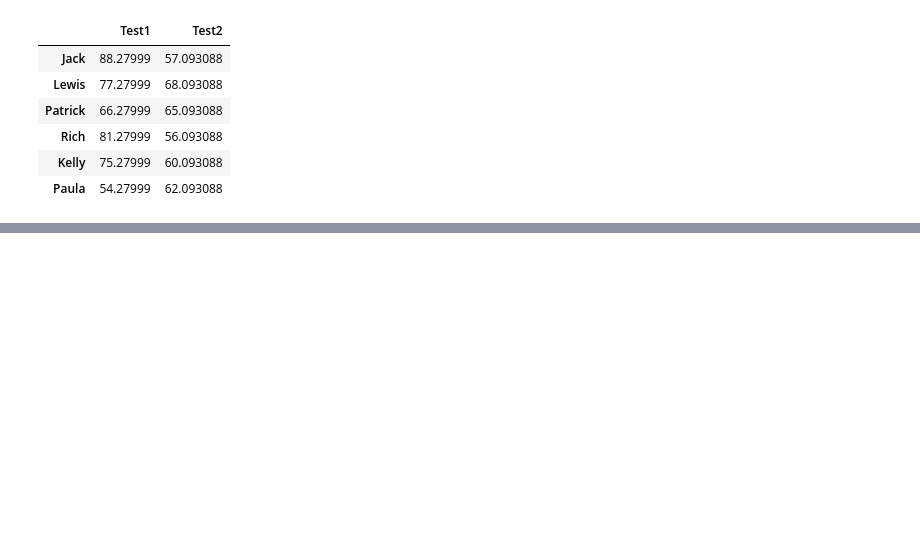
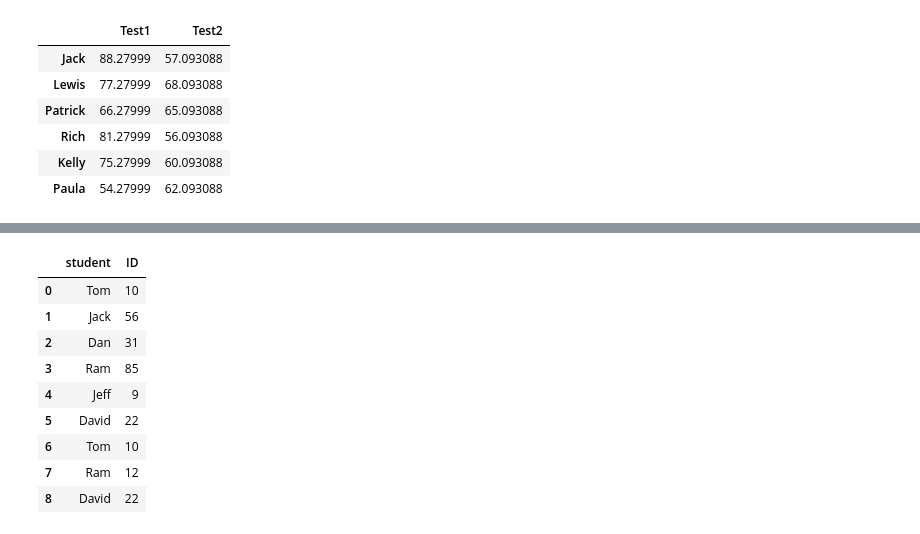
Before and after one commit to shubhpanchal/Pandas, a Jupyter notebook: Pandas.ipynb, the cells around one changed output, grey strips where cells are left out. Drawn from its saved outputs; the diff is of its cells as text; code cells hidden in the pictures; blank space fills up the shorter version.

```diff
--- a/Pandas.ipynb
+++ b/Pandas.ipynb
@@ -545,0 +550,5 @@ stanrdizeTestScores(df_testScores)
+# %%
+maths = pd.DataFrame({'student':['Tom', 'Jack', 'Dan', 'Ram', 'Jeff','David'],
+                     'ID':[10,56,31,85,9,22]})
+science = pd.DataFrame({'student':['Tom', 'Ram', 'David'],
+                       'ID':[10,12,22]})
@@ -545,0 +583,14 @@ stanrdizeTestScores(df_testScores)
+# %%
+#Concatenate DataFrames
+pd.concat([maths,science],ignore_index=True)
+# %% [output]
+|  | student | ID |
+| 0 | Tom | 10 |
+| 1 | Jack | 56 |
+| 2 | Dan | 31 |
+| 3 | Ram | 85 |
+| 4 | Jeff | 9 |
+| 5 | David | 22 |
+| 6 | Tom | 10 |
+| 7 | Ram | 12 |
+| 8 | David | 22 |
```
Also changed, not shown: parts of 12 cells of this notebook.
